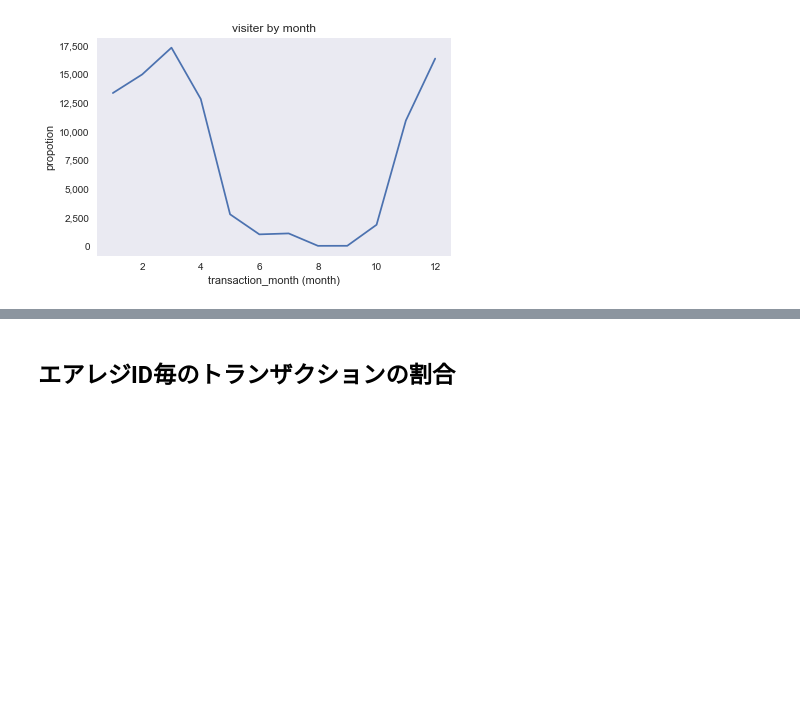
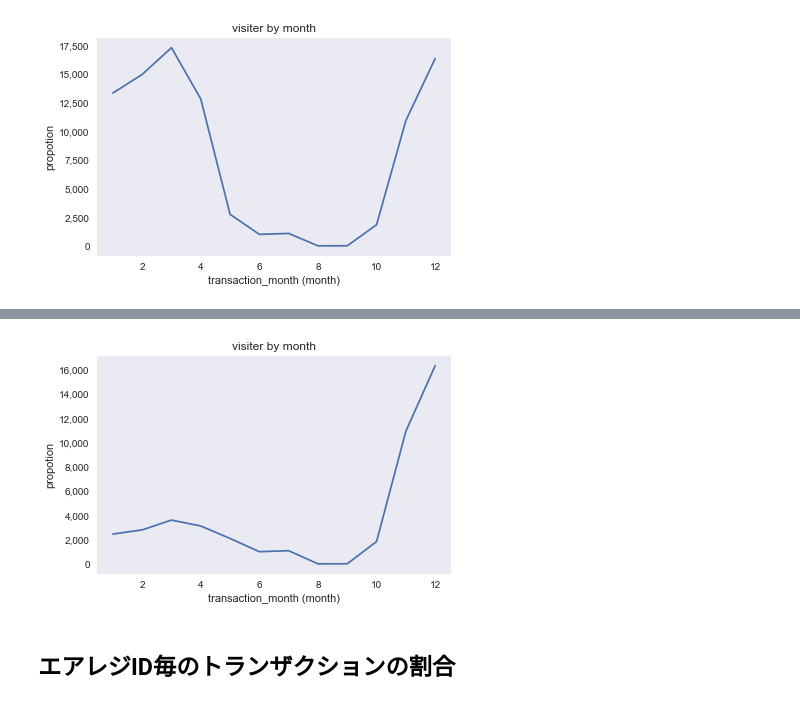
Before and after one commit to recruit-exercise/recruit_exercise, a Jupyter notebook: notebook/check_air_reserve.ipynb, the cells around one changed output, grey strips where cells are left out. Drawn from its saved outputs; the diff is of its cells as text; code cells hidden in the pictures; blank space fills up the shorter version.

```diff
--- a/notebook/check_air_reserve.ipynb
+++ b/notebook/check_air_reserve.ipynb
@@ -163,3 +203,15 @@ plt.tight_layout()
+# %%
+agg = limit_air_rese_df.groupby(limit_air_rese_df.visit_datetime.dt.month).size()
+# display(agg)
+
+ax = agg.plot()
+ax.set_xlabel('transaction_month (month)')
+ax.set_ylabel('propotion')
+ax.set_title('visiter by month')
+ax.yaxis.set_major_formatter(comma_formatter)
+plt.tight_layout()
+# %% [output]
+[figure, added]
 # %% [markdown]
 ## エアレジID毎のトランザクションの割合
 # %%
```
Also changed, not shown: parts of 10 cells of this notebook.
